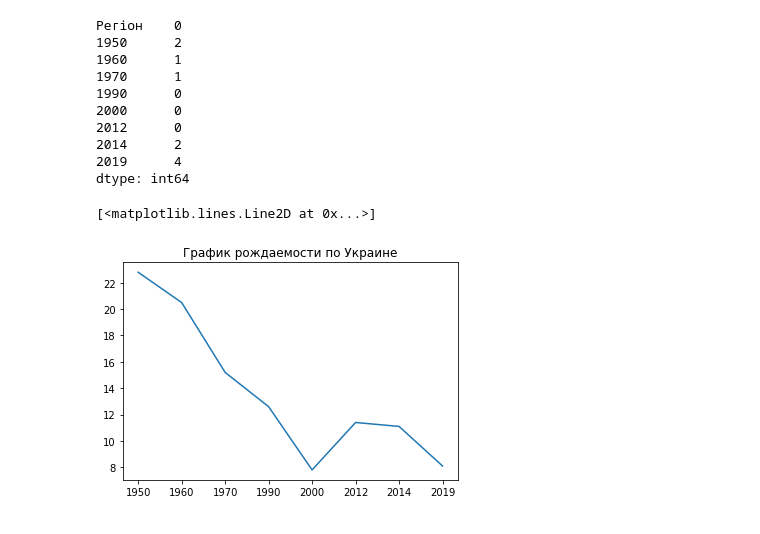
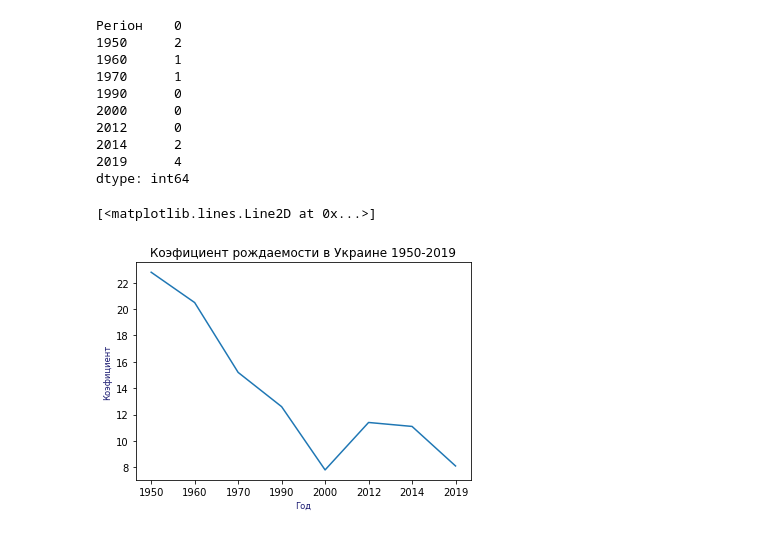
Before and after one commit to Koallla/Data-Science, a Jupyter notebook: Hw3.1.ipynb, the cells around one changed output. Saved outputs shown, nothing was run; the diff lists cells and outputs as text; code cells hidden in the pictures.

```diff
--- a/Hw3.1.ipynb
+++ b/Hw3.1.ipynb
@@ -31,18 +31,14 @@ df.isnull().sum()
 2014      2
 2019      4
 dtype: int64
-# %%
-years = df.keys()[1:]
-data_ukr = df[df['Регіон'] == 'Україна']
-data = data_ukr.iloc[0][1:]
-plt.title('График рождаемости по Украине')
-plt.plot(years, data)
-# df.drop([27], inplace=True)
-# df.fillna(df.mean(numeric_only=True), inplace=True)
-# df[df['2019'] > df['2019'].mean()]['Регіон']
-# max_val_2014 = df.loc[df['2014'] == df['2014'].max()]['Регіон']
-# df[['Регіон', '2019']].plot.bar(rot=0)
-# plt.show()
-# %% [output]
-[<matplotlib.lines.Line2D at 0x...>]
-[figure, removed]
+# %%
+years = df.keys()[1:]
+data_ukr = df[df['Регіон'] == 'Україна']
+data = data_ukr.iloc[0][1:]
+plt.title('Коэфициент рождаемости в Украине 1950-2019')
+plt.xlabel('Год', fontsize='small', color='midnightblue')
+plt.ylabel('Коэфициент', fontsize='small', color='midnightblue')
+plt.plot(years, data)
+# %% [output]
+[<matplotlib.lines.Line2D at 0x...>]
+[figure, added]
```
Also changed, not shown: parts of 5 cells of this notebook.
